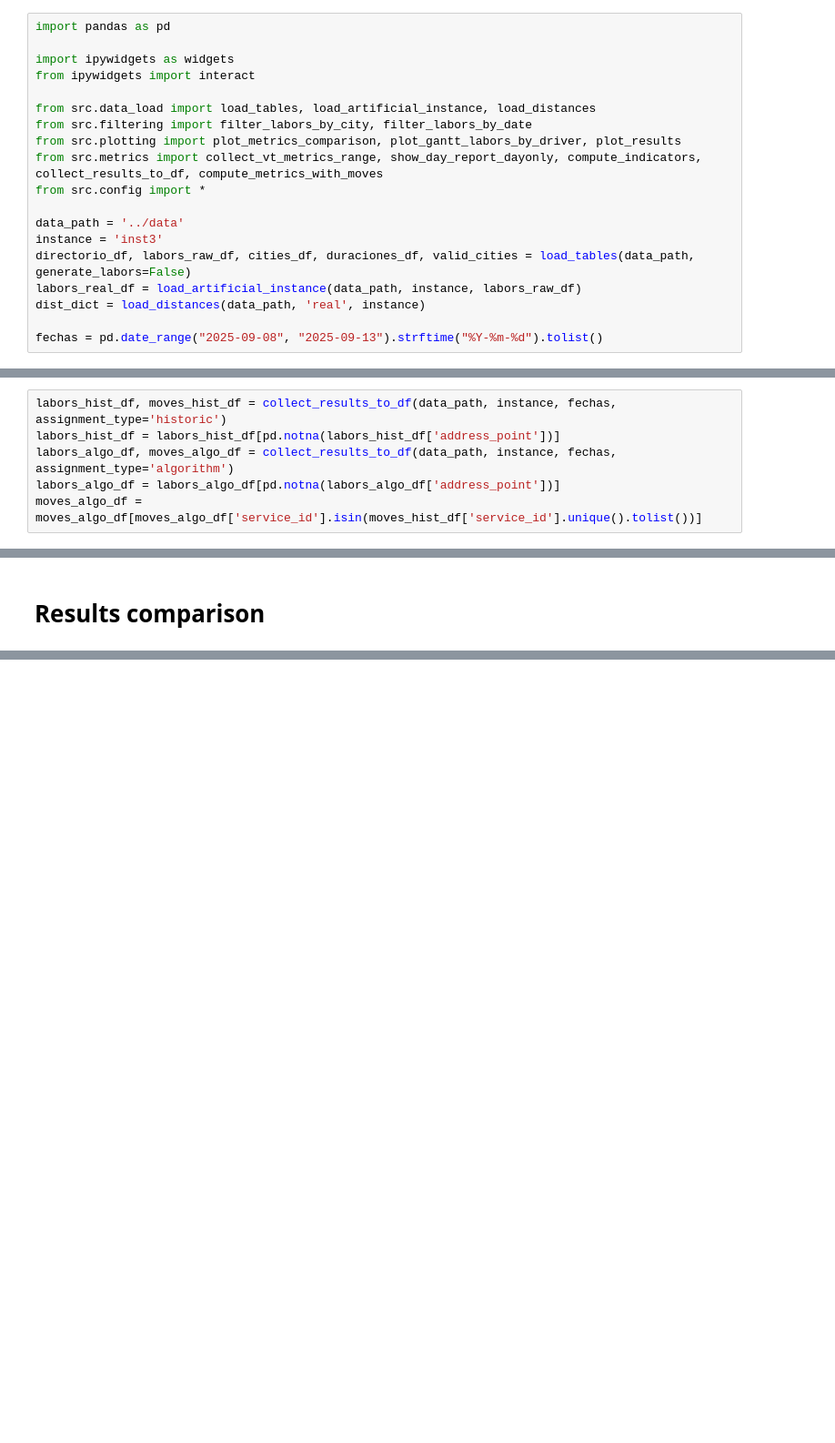
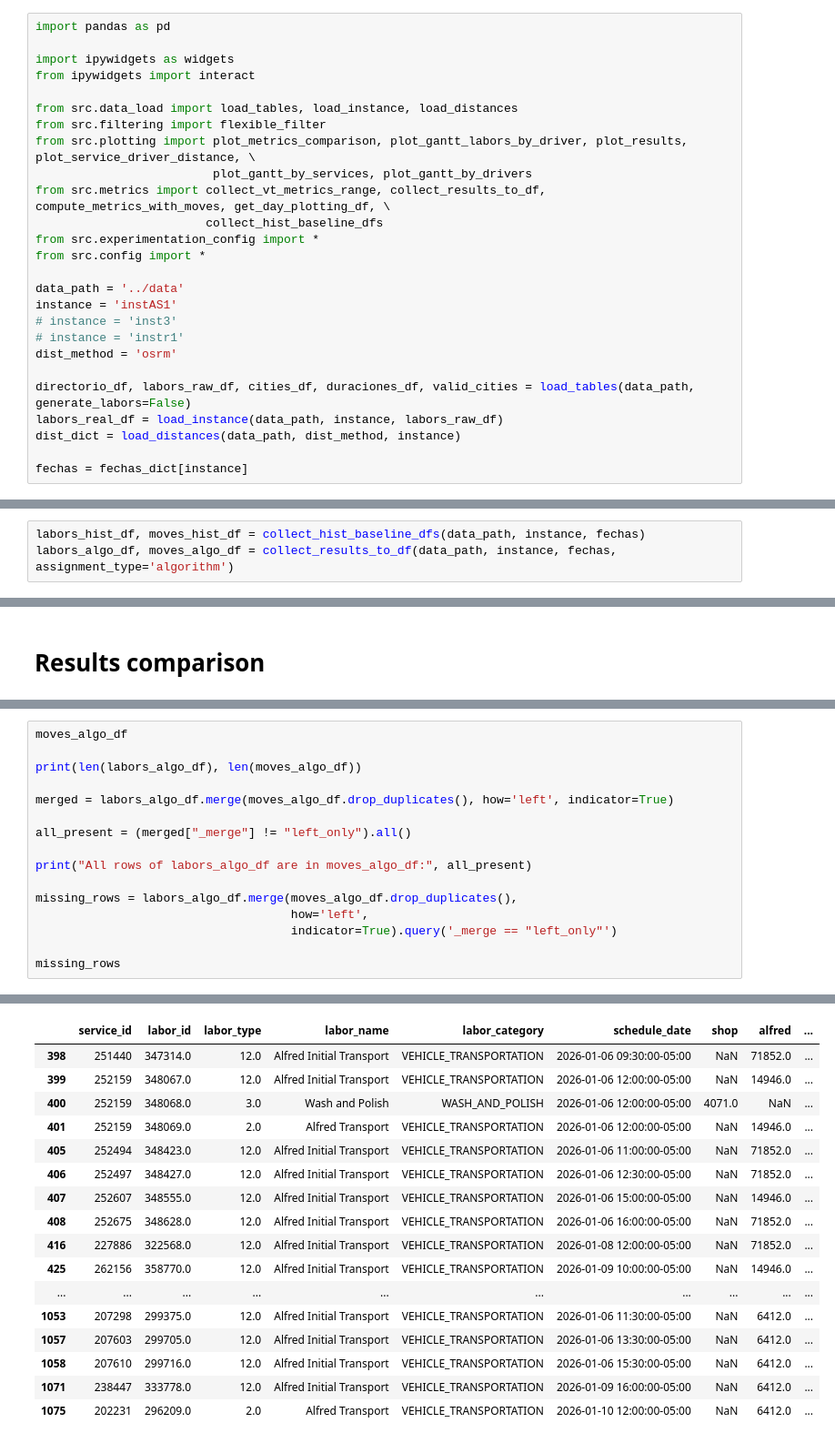
Before and after one commit to juanbeta98/Alfred, a Jupyter notebook: code/inst_results.ipynb, the cells around one changed output, grey strips where cells are left out. Shown: that part at 91% size. Cells and saved outputs as stored; diff of their text form; blank space fills up the shorter version.

```diff
--- a/code/inst_results.ipynb
+++ b/code/inst_results.ipynb
@@ -4,24 +4,28 @@ import pandas as pd
 import ipywidgets as widgets
 from ipywidgets import interact
 
-from src.data_load import load_tables, load_artificial_instance, load_distances
-from src.filtering import filter_labors_by_city, filter_labors_by_date
-from src.plotting import plot_metrics_comparison, plot_gantt_labors_by_driver, plot_results
-from src.metrics import collect_vt_metrics_range, show_day_report_dayonly, compute_indicators, collect_results_to_df, compute_metrics_with_moves
+from src.data_load import load_tables, load_instance, load_distances
+from src.filtering import flexible_filter
+from src.plotting import plot_metrics_comparison, plot_gantt_labors_by_driver, plot_results, plot_service_driver_distance, \
+                         plot_gantt_by_services, plot_gantt_by_drivers
+from src.metrics import collect_vt_metrics_range, collect_results_to_df, compute_metrics_with_moves, get_day_plotting_df, \
+                        collect_hist_baseline_dfs
+from src.experimentation_config import *
 from src.config import *
 
 data_path = '../data'
-instance = 'inst3'
+instance = 'instAS1'
+# instance = 'inst3'
+# instance = 'instr1'
+dist_method = 'osrm'
+
 directorio_df, labors_raw_df, cities_df, duraciones_df, valid_cities = load_tables(data_path, generate_labors=False)
-labors_real_df = load_artificial_instance(data_path, instance, labors_raw_df)
-dist_dict = load_distances(data_path, 'real', instance)
+labors_real_df = load_instance(data_path, instance, labors_raw_df)
+dist_dict = load_distances(data_path, dist_method, instance)
 
-fechas = pd.date_range("2025-09-08", "2025-09-13").strftime("%Y-%m-%d").tolist()
+fechas = fechas_dict[instance]
 # %% [markdown]
 # Cargar resultados
 # %%
-labors_hist_df, moves_hist_df = collect_results_to_df(data_path, instance, fechas, assignment_type='historic')
-labors_hist_df = labors_hist_df[pd.notna(labors_hist_df['address_point'])]
+labors_hist_df, moves_hist_df = collect_hist_baseline_dfs(data_path, instance, fechas)
 labors_algo_df, moves_algo_df = collect_results_to_df(data_path, instance, fechas, assignment_type='algorithm')
-labors_algo_df = labors_algo_df[pd.notna(labors_algo_df['address_point'])]
-moves_algo_df = moves_algo_df[moves_algo_df['service_id'].isin(moves_hist_df['service_id'].unique().tolist())]
@@ -378,0 +361,17 @@ array(['POINT (-74.0202608 4.6664181)'], dtype=object)
+# %%
+moves_algo_df
+
+print(len(labors_algo_df), len(moves_algo_df))
+
+merged = labors_algo_df.merge(moves_algo_df.drop_duplicates(), how='left', indicator=True)
+
+all_present = (merged["_merge"] != "left_only").all()
+
+print("All rows of labors_algo_df are in moves_algo_df:", all_present)
+
+missing_rows = labors_algo_df.merge(moves_algo_df.drop_duplicates(),
+                                    how='left',
+                                    indicator=True).query('_merge == "left_only"')
+
+missing_rows
+# %% [output]
@@ -378,0 +380,17 @@ array(['POINT (-74.0202608 4.6664181)'], dtype=object)
+|  | service_id | labor_id | labor_type | labor_name | labor_category | schedule_date | shop | alfred | ... |
+| 398 | 251440 | 347314.0 | 12.0 | Alfred Initial Transport | VEHICLE_TRANSPORTATION | 2026-01-06 09:30:00-05:00 | NaN | 71852.0 | ... |
+| 399 | 252159 | 348067.0 | 12.0 | Alfred Initial Transport | VEHICLE_TRANSPORTATION | 2026-01-06 12:00:00-05:00 | NaN | 14946.0 | ... |
+| 400 | 252159 | 348068.0 | 3.0 | Wash and Polish | WASH_AND_POLISH | 2026-01-06 12:00:00-05:00 | 4071.0 | NaN | ... |
+| 401 | 252159 | 348069.0 | 2.0 | Alfred Transport | VEHICLE_TRANSPORTATION | 2026-01-06 12:00:00-05:00 | NaN | 14946.0 | ... |
+| 405 | 252494 | 348423.0 | 12.0 | Alfred Initial Transport | VEHICLE_TRANSPORTATION | 2026-01-06 11:00:00-05:00 | NaN | 71852.0 | ... |
+| 406 | 252497 | 348427.0 | 12.0 | Alfred Initial Transport | VEHICLE_TRANSPORTATION | 2026-01-06 12:30:00-05:00 | NaN | 71852.0 | ... |
+| 407 | 252607 | 348555.0 | 12.0 | Alfred Initial Transport | VEHICLE_TRANSPORTATION | 2026-01-06 15:00:00-05:00 | NaN | 14946.0 | ... |
+| 408 | 252675 | 348628.0 | 12.0 | Alfred Initial Transport | VEHICLE_TRANSPORTATION | 2026-01-06 16:00:00-05:00 | NaN | 71852.0 | ... |
+| 416 | 227886 | 322568.0 | 12.0 | Alfred Initial Transport | VEHICLE_TRANSPORTATION | 2026-01-08 12:00:00-05:00 | NaN | 71852.0 | ... |
+| 425 | 262156 | 358770.0 | 12.0 | Alfred Initial Transport | VEHICLE_TRANSPORTATION | 2026-01-09 10:00:00-05:00 | NaN | 14946.0 | ... |
+| ... | ... | ... | ... | ... | ... | ... | ... | ... | ... |
+| 1053 | 207298 | 299375.0 | 12.0 | Alfred Initial Transport | VEHICLE_TRANSPORTATION | 2026-01-06 11:30:00-05:00 | NaN | 6412.0 | ... |
+| 1057 | 207603 | 299705.0 | 12.0 | Alfred Initial Transport | VEHICLE_TRANSPORTATION | 2026-01-06 13:30:00-05:00 | NaN | 6412.0 | ... |
+| 1058 | 207610 | 299716.0 | 12.0 | Alfred Initial Transport | VEHICLE_TRANSPORTATION | 2026-01-06 15:30:00-05:00 | NaN | 6412.0 | ... |
+| 1071 | 238447 | 333778.0 | 12.0 | Alfred Initial Transport | VEHICLE_TRANSPORTATION | 2026-01-09 16:00:00-05:00 | NaN | 6412.0 | ... |
+| 1075 | 202231 | 296209.0 | 2.0 | Alfred Transport | VEHICLE_TRANSPORTATION | 2026-01-10 12:00:00-05:00 | NaN | 6412.0 | ... |
```
Also changed, not shown: parts of 65 cells of this notebook, 37 other files.
